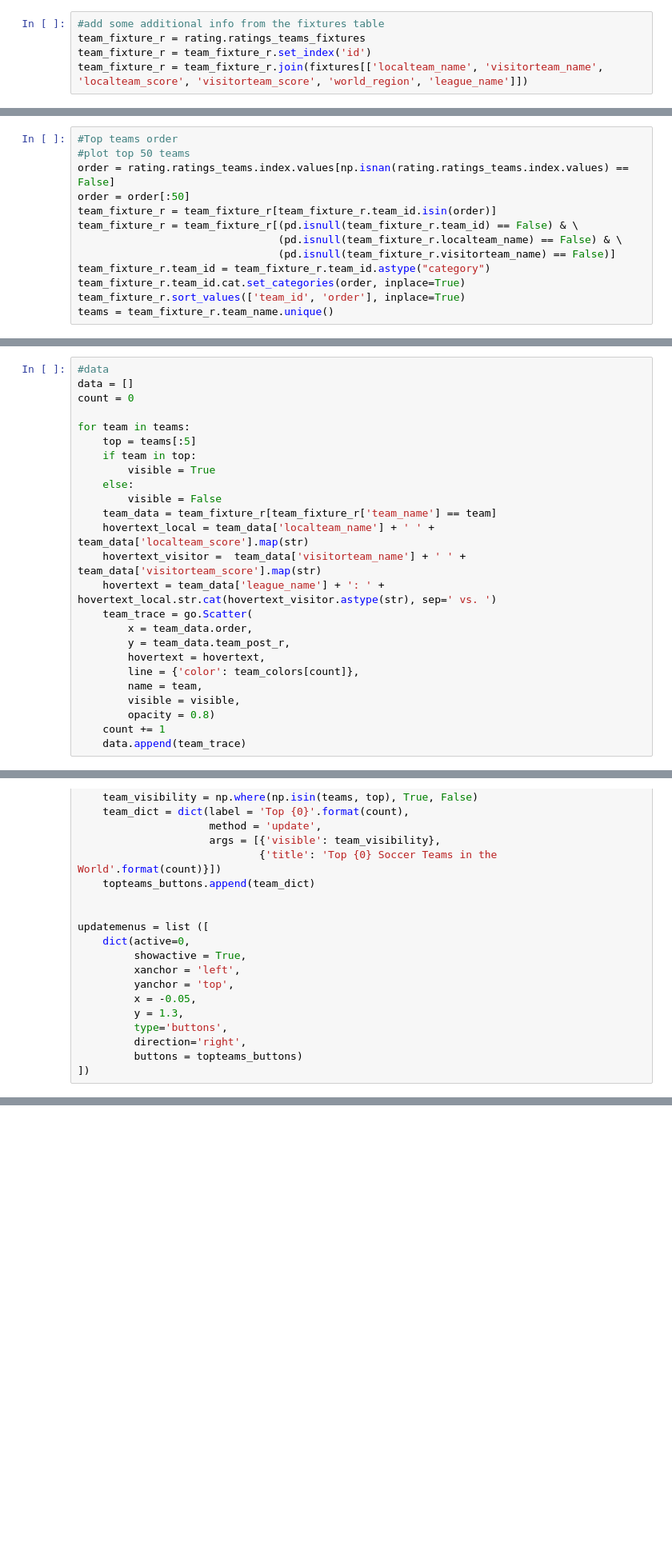
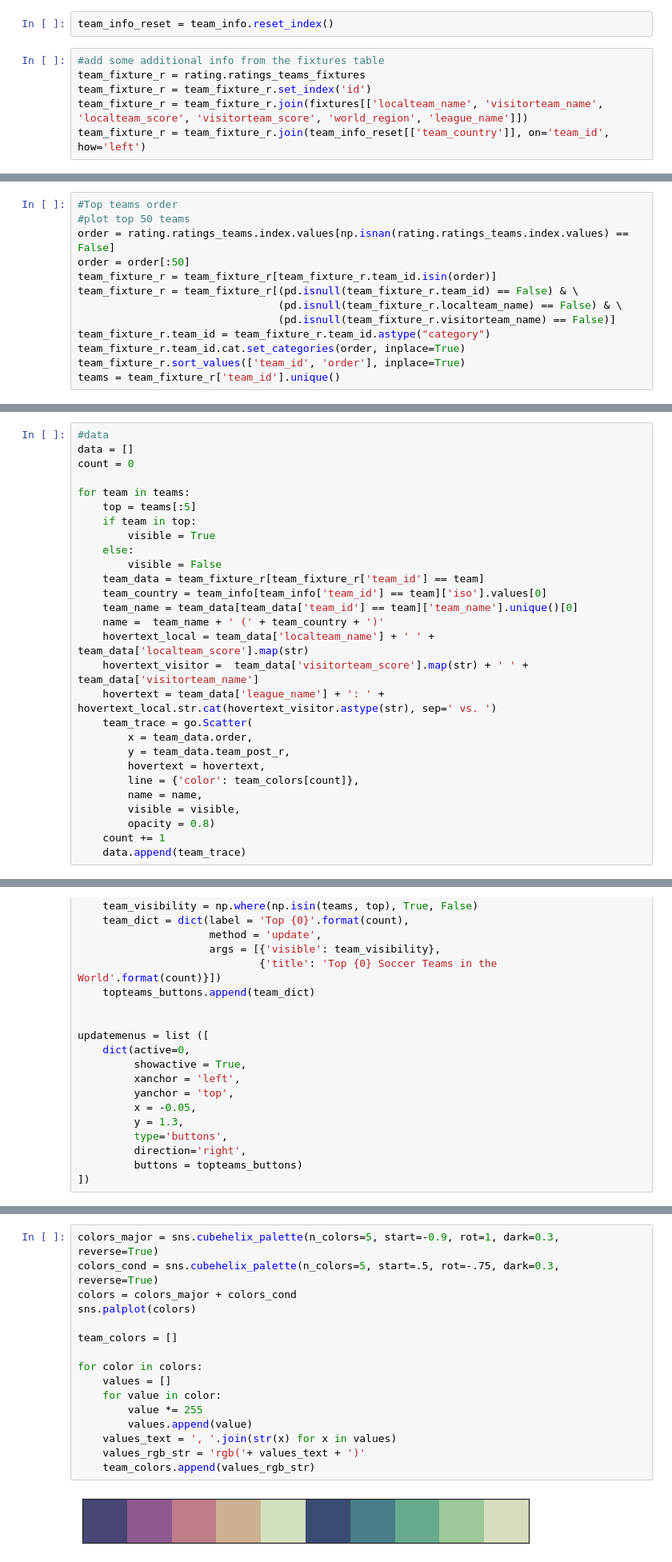
Before and after one commit to calestini/rating-systems, a Jupyter notebook: soccer-elo-ratings.ipynb, the cells around one changed output, grey strips where cells are left out. Shown at 80% size. Saved outputs shown, nothing was run; the diff lists cells and outputs as text; blank space fills up the shorter version.

```diff
--- a/soccer-elo-ratings.ipynb
+++ b/soccer-elo-ratings.ipynb
@@ -235,8 +232,11 @@ py.iplot(fig, filename='Team Rating Distributions by Team Country')
 [interactive output not drawn]
 # %% [markdown]
 ### Graphing Ratings by Team in Plot.ly
+# %%
+team_info_reset = team_info.reset_index()
 # %%
 #add some additional info from the fixtures table
 team_fixture_r = rating.ratings_teams_fixtures
 team_fixture_r = team_fixture_r.set_index('id')
 team_fixture_r = team_fixture_r.join(fixtures[['localteam_name', 'visitorteam_name', 'localteam_score', 'visitorteam_score', 'world_region', 'league_name']])
+team_fixture_r = team_fixture_r.join(team_info_reset[['team_country']], on='team_id', how='left')
@@ -273,7 +252,7 @@ team_fixture_r = team_fixture_r[(pd.isnull(team_fixture_r.team_id) == False) & \
 team_fixture_r.team_id = team_fixture_r.team_id.astype("category")
 team_fixture_r.team_id.cat.set_categories(order, inplace=True)
 team_fixture_r.sort_values(['team_id', 'order'], inplace=True)
-teams = team_fixture_r.team_name.unique()
+teams = team_fixture_r['team_id'].unique()
 # %%
 ### Using seaborn to create color palette
 
@@ -315,16 +294,19 @@ for team in teams:
         visible = True
     else:
         visible = False
-    team_data = team_fixture_r[team_fixture_r['team_name'] == team]
+    team_data = team_fixture_r[team_fixture_r['team_id'] == team]
+    team_country = team_info[team_info['team_id'] == team]['iso'].values[0]
+    team_name = team_data[team_data['team_id'] == team]['team_name'].unique()[0]
+    name =  team_name + ' (' + team_country + ')'
     hovertext_local = team_data['localteam_name'] + ' ' + team_data['localteam_score'].map(str)
-    hovertext_visitor =  team_data['visitorteam_name'] + ' ' + team_data['visitorteam_score'].map(str)
+    hovertext_visitor =  team_data['visitorteam_score'].map(str) + ' ' + team_data['visitorteam_name']
     hovertext = team_data['league_name'] + ': ' + hovertext_local.str.cat(hovertext_visitor.astype(str), sep=' vs. ')
     team_trace = go.Scatter(
         x = team_data.order,
         y = team_data.team_post_r,
         hovertext = hovertext,
         line = {'color': team_colors[count]},
-        name = team,
+        name = name,
         visible = visible,
         opacity = 0.8)
     count += 1
@@ -409,0 +456,18 @@ py.iplot(fig, filename='soccer_elo_all_50')
+# %%
+colors_major = sns.cubehelix_palette(n_colors=5, start=-0.9, rot=1, dark=0.3, reverse=True)
+colors_cond = sns.cubehelix_palette(n_colors=5, start=.5, rot=-.75, dark=0.3, reverse=True)
+colors = colors_major + colors_cond
+sns.palplot(colors)
+
+team_colors = []
+
+for color in colors:
+    values = []
+    for value in color:
+        value *= 255
+        values.append(value)
+    values_text = ', '.join(str(x) for x in values)
+    values_rgb_str = 'rgb('+ values_text + ')'
+    team_colors.append(values_rgb_str)
+# %% [output]
+[figure, added]
```
Also changed, not shown: parts of 22 cells of this notebook.
